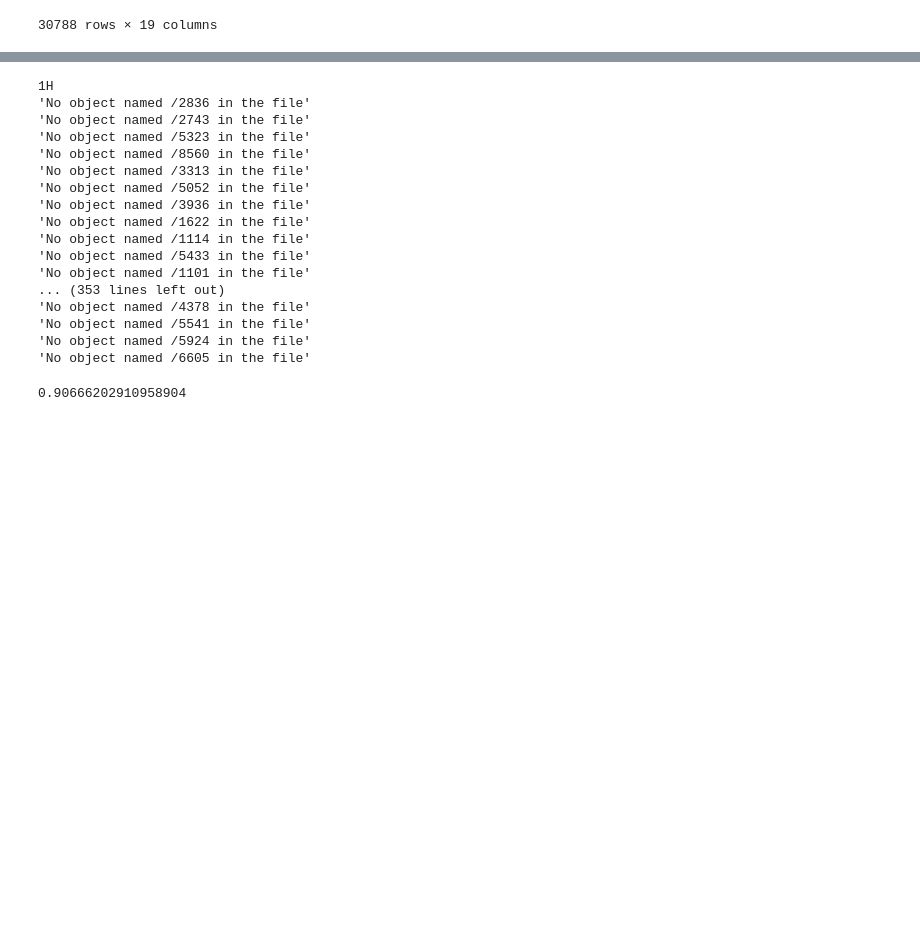
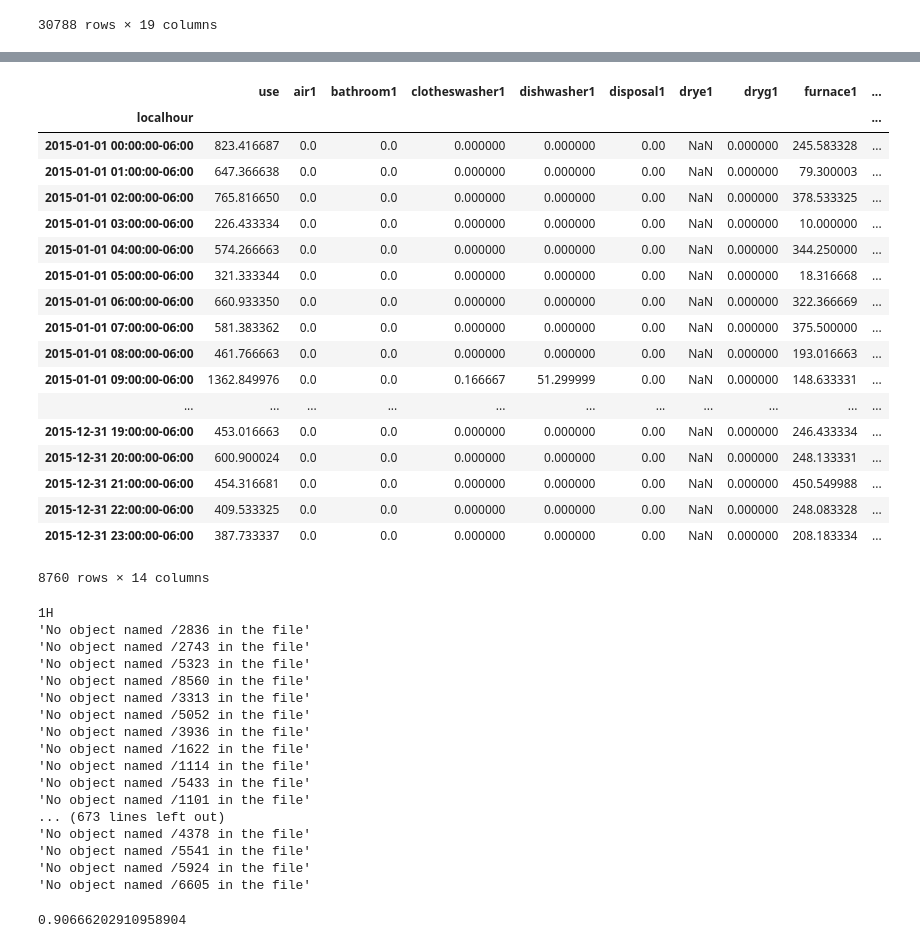
Before and after one commit to nipunbatra/freq-nilm, a Jupyter notebook: notebooks/create-datasets.ipynb, the cells around one changed output, grey strips where cells are left out. Cells and saved outputs as stored; diff of their text form; code cells hidden in the pictures; blank space fills up the shorter version.

```diff
--- a/notebooks/create-datasets.ipynb
+++ b/notebooks/create-datasets.ipynb
@@ -67,3 +67,25 @@ NameError: name 'freq_num' is not defined
+# %%
+st['5275']['2015'].resample(freq).mean()
+# %% [output]
+|  | use | air1 | bathroom1 | clotheswasher1 | dishwasher1 | disposal1 | drye1 | dryg1 | furnace1 | ... |
+| localhour |  |  |  |  |  |  |  |  |  | ... |
+| 2015-01-01 00:00:00-06:00 | 823.416687 | 0.0 | 0.0 | 0.000000 | 0.000000 | 0.00 | NaN | 0.000000 | 245.583328 | ... |
+| 2015-01-01 01:00:00-06:00 | 647.366638 | 0.0 | 0.0 | 0.000000 | 0.000000 | 0.00 | NaN | 0.000000 | 79.300003 | ... |
+| 2015-01-01 02:00:00-06:00 | 765.816650 | 0.0 | 0.0 | 0.000000 | 0.000000 | 0.00 | NaN | 0.000000 | 378.533325 | ... |
+| 2015-01-01 03:00:00-06:00 | 226.433334 | 0.0 | 0.0 | 0.000000 | 0.000000 | 0.00 | NaN | 0.000000 | 10.000000 | ... |
+| 2015-01-01 04:00:00-06:00 | 574.266663 | 0.0 | 0.0 | 0.000000 | 0.000000 | 0.00 | NaN | 0.000000 | 344.250000 | ... |
+| 2015-01-01 05:00:00-06:00 | 321.333344 | 0.0 | 0.0 | 0.000000 | 0.000000 | 0.00 | NaN | 0.000000 | 18.316668 | ... |
+| 2015-01-01 06:00:00-06:00 | 660.933350 | 0.0 | 0.0 | 0.000000 | 0.000000 | 0.00 | NaN | 0.000000 | 322.366669 | ... |
+| 2015-01-01 07:00:00-06:00 | 581.383362 | 0.0 | 0.0 | 0.000000 | 0.000000 | 0.00 | NaN | 0.000000 | 375.500000 | ... |
+| 2015-01-01 08:00:00-06:00 | 461.766663 | 0.0 | 0.0 | 0.000000 | 0.000000 | 0.00 | NaN | 0.000000 | 193.016663 | ... |
+| 2015-01-01 09:00:00-06:00 | 1362.849976 | 0.0 | 0.0 | 0.166667 | 51.299999 | 0.00 | NaN | 0.000000 | 148.633331 | ... |
+| ... | ... | ... | ... | ... | ... | ... | ... | ... | ... | ... |
+| 2015-12-31 19:00:00-06:00 | 453.016663 | 0.0 | 0.0 | 0.000000 | 0.000000 | 0.00 | NaN | 0.000000 | 246.433334 | ... |
+| 2015-12-31 20:00:00-06:00 | 600.900024 | 0.0 | 0.0 | 0.000000 | 0.000000 | 0.00 | NaN | 0.000000 | 248.133331 | ... |
+| 2015-12-31 21:00:00-06:00 | 454.316681 | 0.0 | 0.0 | 0.000000 | 0.000000 | 0.00 | NaN | 0.000000 | 450.549988 | ... |
+| 2015-12-31 22:00:00-06:00 | 409.533325 | 0.0 | 0.0 | 0.000000 | 0.000000 | 0.00 | NaN | 0.000000 | 248.083328 | ... |
+| 2015-12-31 23:00:00-06:00 | 387.733337 | 0.0 | 0.0 | 0.000000 | 0.000000 | 0.00 | NaN | 0.000000 | 208.183334 | ... |
+8760 rows × 14 columns
 # %%
 homes = {}
 #for freq in ['2H','4H','12H','1H']:
@@ -85,6 +107,7 @@ for freq in ['1H']:
                 downsampled_data = data_df.resample(freq).mean()
                 if len(downsampled_data)<((365*24)//freq_num):
                     continue
+                print(home, len(downsampled_data))
                 downsampled_data = downsampled_data.rename(columns=feeds)
                 o =  [None] * len(APPLIANCES_ORDER)
                 for a_num, appliance in enumerate(APPLIANCES_ORDER):
@@ -114,7 +137,7 @@ for freq in ['1H']:
 'No object named /1114 in the file'
 'No object named /5433 in the file'
 'No object named /1101 in the file'
-... (353 lines left out)
+... (673 lines left out)
 'No object named /4378 in the file'
 'No object named /5541 in the file'
 'No object named /5924 in the file'
```
Also changed, not shown: parts of 1 cell of this notebook, 7 other files.
